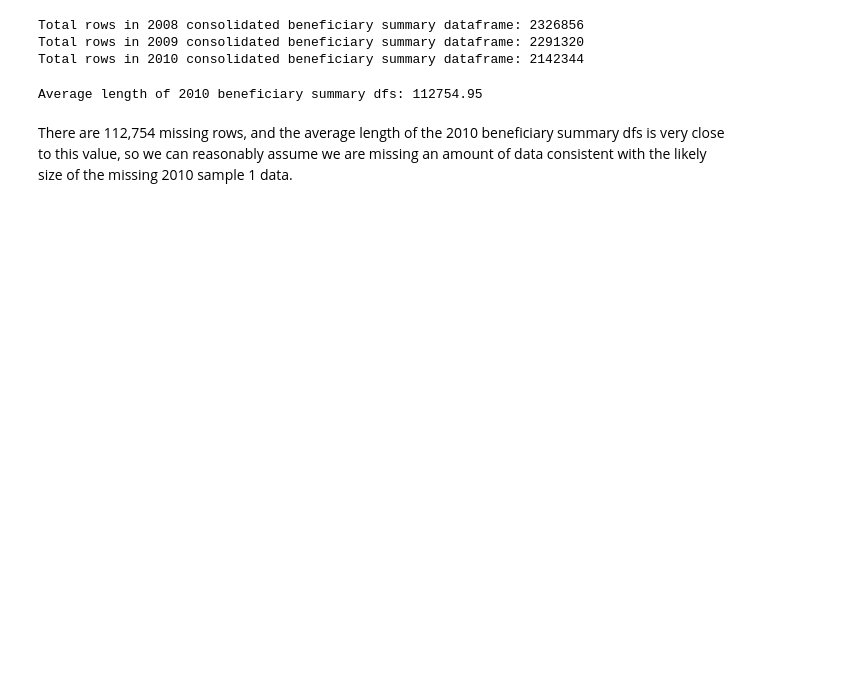
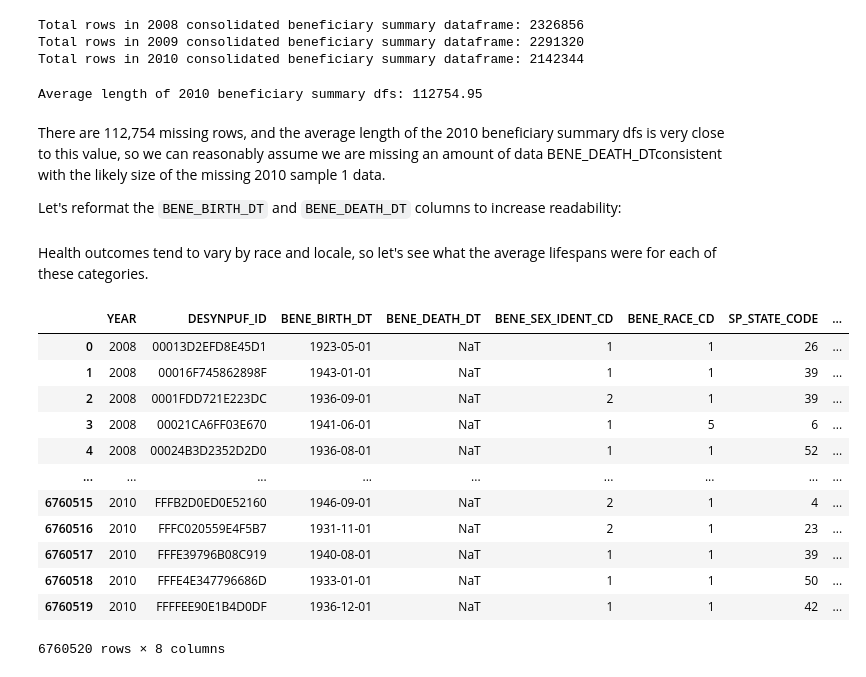
Before and after one commit to MasterPastures/CMS-DE-SynPuf-VB, a Jupyter notebook: notebooks/beneficiary_summary_eda.ipynb, the cells around one changed output. Cells and saved outputs as stored; diff of their text form; code cells hidden in the pictures; blank space fills up the shorter version.

```diff
--- a/notebooks/beneficiary_summary_eda.ipynb
+++ b/notebooks/beneficiary_summary_eda.ipynb
@@ -72,4 +100,42 @@ print("Average length of 2010 beneficiary summary dfs: %5.2f" % (avg_2010))
 Average length of 2010 beneficiary summary dfs: 112754.95
 # %% [markdown]
 There are 112,754 missing rows, and the average length of the 2010 beneficiary summary dfs is very close to this value,
-so we can reasonably assume we are missing an amount of data consistent with the likely size of the missing 2010 sample 1 data.
+so we can reasonably assume we are missing an amount of data BENE_DEATH_DTconsistent with the likely size of the missing 2010 sample 1 data.
+
+Let's reformat the `BENE_BIRTH_DT` and `BENE_DEATH_DT` columns to increase readability:
+# %% [markdown]
+Health outcomes tend to vary by race and locale, so let's see what the average lifespans were for each of these categories.
+# %%
+# standardize date columns to avoid any pesky decimals
+def clean_for_dt(col):
+    if col == 'nan':
+        return np.nan
+    else:
+        return col[0:8]
+# %%
+merged_bs_df['BENE_BIRTH_DT'] = merged_bs_df['BENE_BIRTH_DT'].astype(str).map(lambda x: clean_for_dt(x))
+merged_bs_df['BENE_DEATH_DT'] = merged_bs_df['BENE_DEATH_DT'].astype(str).map(lambda x: clean_for_dt(x))
+# %%
+def to_dt(col):
+    if col == 'nan':
+        return np.nan
+    else:
+        return datetime.datetime.strptime(col, '%Y%m%d')
+# %%
+merged_bs_df['BENE_BIRTH_DT'] = merged_bs_df['BENE_BIRTH_DT'].astype(str).map(lambda x: to_dt(x))
+merged_bs_df['BENE_DEATH_DT'] = merged_bs_df['BENE_DEATH_DT'].astype(str).map(lambda x: to_dt(x))
+merged_bs_df
+# %% [output]
+|  | YEAR | DESYNPUF_ID | BENE_BIRTH_DT | BENE_DEATH_DT | BENE_SEX_IDENT_CD | BENE_RACE_CD | SP_STATE_CODE | ... |
+| 0 | 2008 | 00013D2EFD8E45D1 | 1923-05-01 | NaT | 1 | 1 | 26 | ... |
+| 1 | 2008 | 00016F745862898F | 1943-01-01 | NaT | 1 | 1 | 39 | ... |
+| 2 | 2008 | 0001FDD721E223DC | 1936-09-01 | NaT | 2 | 1 | 39 | ... |
+| 3 | 2008 | 00021CA6FF03E670 | 1941-06-01 | NaT | 1 | 5 | 6 | ... |
+| 4 | 2008 | 00024B3D2352D2D0 | 1936-08-01 | NaT | 1 | 1 | 52 | ... |
+| ... | ... | ... | ... | ... | ... | ... | ... | ... |
+| 6760515 | 2010 | FFFB2D0ED0E52160 | 1946-09-01 | NaT | 2 | 1 | 4 | ... |
+| 6760516 | 2010 | FFFC020559E4F5B7 | 1931-11-01 | NaT | 2 | 1 | 23 | ... |
+| 6760517 | 2010 | FFFE39796B08C919 | 1940-08-01 | NaT | 1 | 1 | 39 | ... |
+| 6760518 | 2010 | FFFE4E347796686D | 1933-01-01 | NaT | 1 | 1 | 50 | ... |
+| 6760519 | 2010 | FFFFEE90E1B4D0DF | 1936-12-01 | NaT | 1 | 1 | 42 | ... |
+6760520 rows × 8 columns
```
Also changed, not shown: parts of 20 cells of this notebook.
